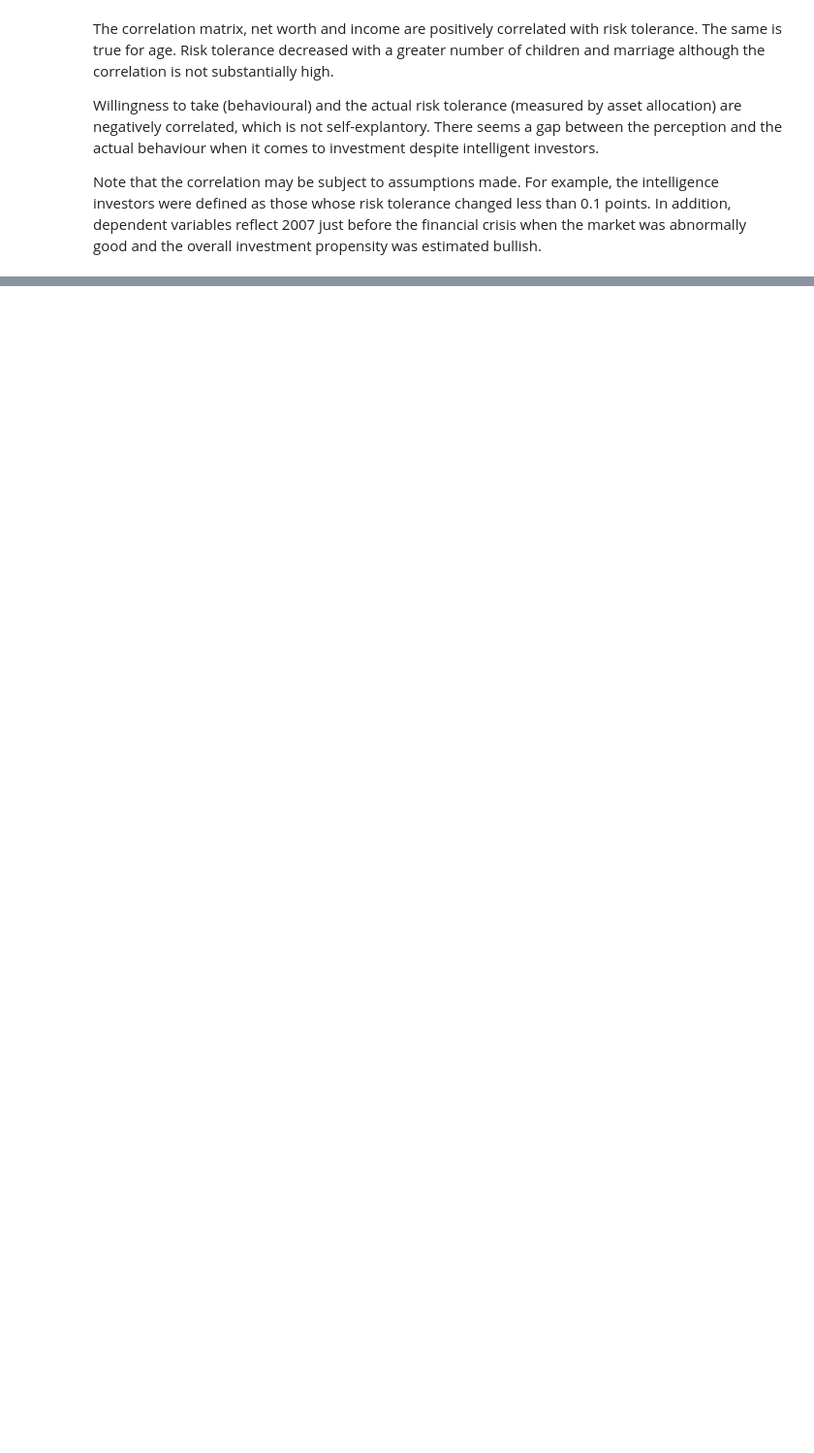
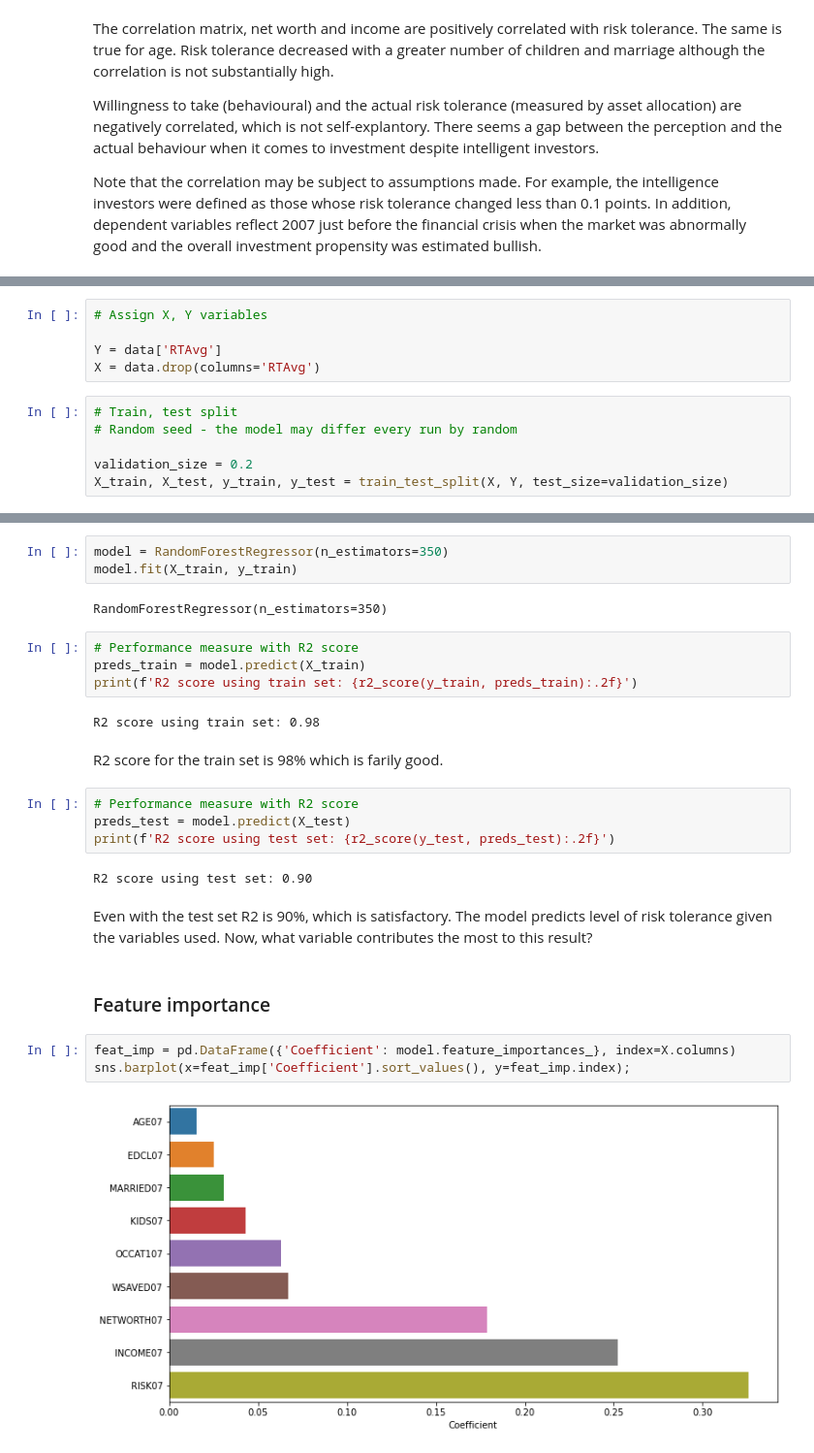
Before and after one commit to jasonsuk/stock-regression-modeling, a Jupyter notebook: proj3_advisor_risk_tolerance.ipynb, the cells around one changed output, grey strips where cells are left out. Shown: that part at 97% size. Cells and saved outputs as stored; diff of their text form; blank space fills up the shorter version.

```diff
--- a/proj3_advisor_risk_tolerance.ipynb
+++ b/proj3_advisor_risk_tolerance.ipynb
@@ -428,0 +447,11 @@ Note that the correlation may be subject to assumptions made. For example, the i
+# %%
+# Assign X, Y variables
+
+Y = data['RTAvg']
+X = data.drop(columns='RTAvg')
+# %%
+# Train, test split
+# Random seed - the model may differ every run by random
+
+validation_size = 0.2
+X_train, X_test, y_train, y_test = train_test_split(X, Y, test_size=validation_size)
@@ -428,0 +571,28 @@ Note that the correlation may be subject to assumptions made. For example, the i
+# %%
+model = RandomForestRegressor(n_estimators=350)
+model.fit(X_train, y_train)
+# %% [output]
+RandomForestRegressor(n_estimators=350)
+# %%
+# Performance measure with R2 score
+preds_train = model.predict(X_train)
+print(f'R2 score using train set: {r2_score(y_train, preds_train):.2f}')
+# %% [output]
+R2 score using train set: 0.98
+# %% [markdown]
+R2 score for the train set is 98% which is farily good.
+# %%
+# Performance measure with R2 score
+preds_test = model.predict(X_test)
+print(f'R2 score using test set: {r2_score(y_test, preds_test):.2f}')
+# %% [output]
+R2 score using test set: 0.90
+# %% [markdown]
+Even with the test set R2 is 90%, which is satisfactory. The model predicts level of risk tolerance given the variables used. Now, what variable contributes the most to this result?
+# %% [markdown]
+### Feature importance
+# %%
+feat_imp = pd.DataFrame({'Coefficient': model.feature_importances_}, index=X.columns)
+sns.barplot(x=feat_imp['Coefficient'].sort_values(), y=feat_imp.index);
+# %% [output]
+[figure, added]
```
Also changed, not shown: parts of 15 cells of this notebook.
